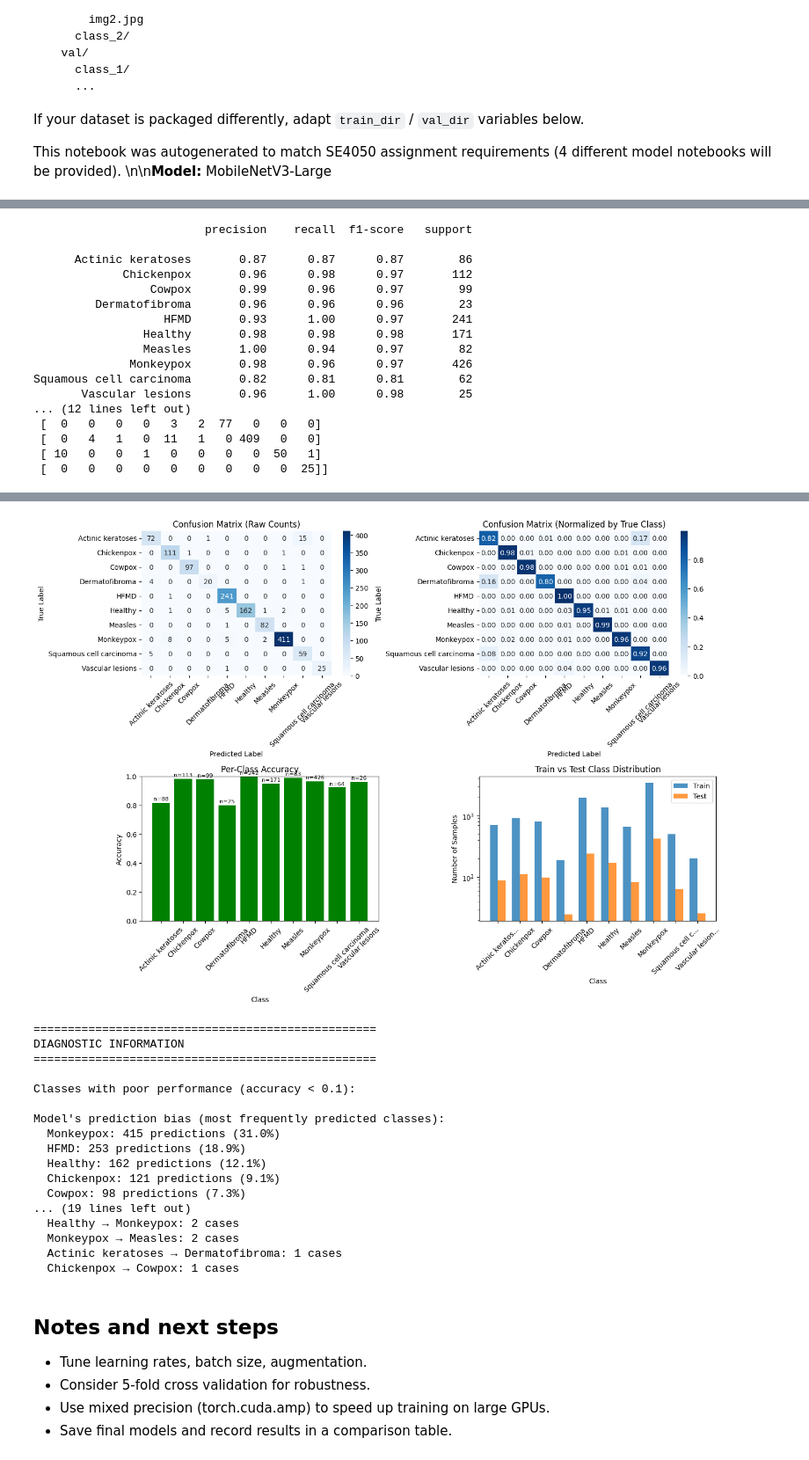
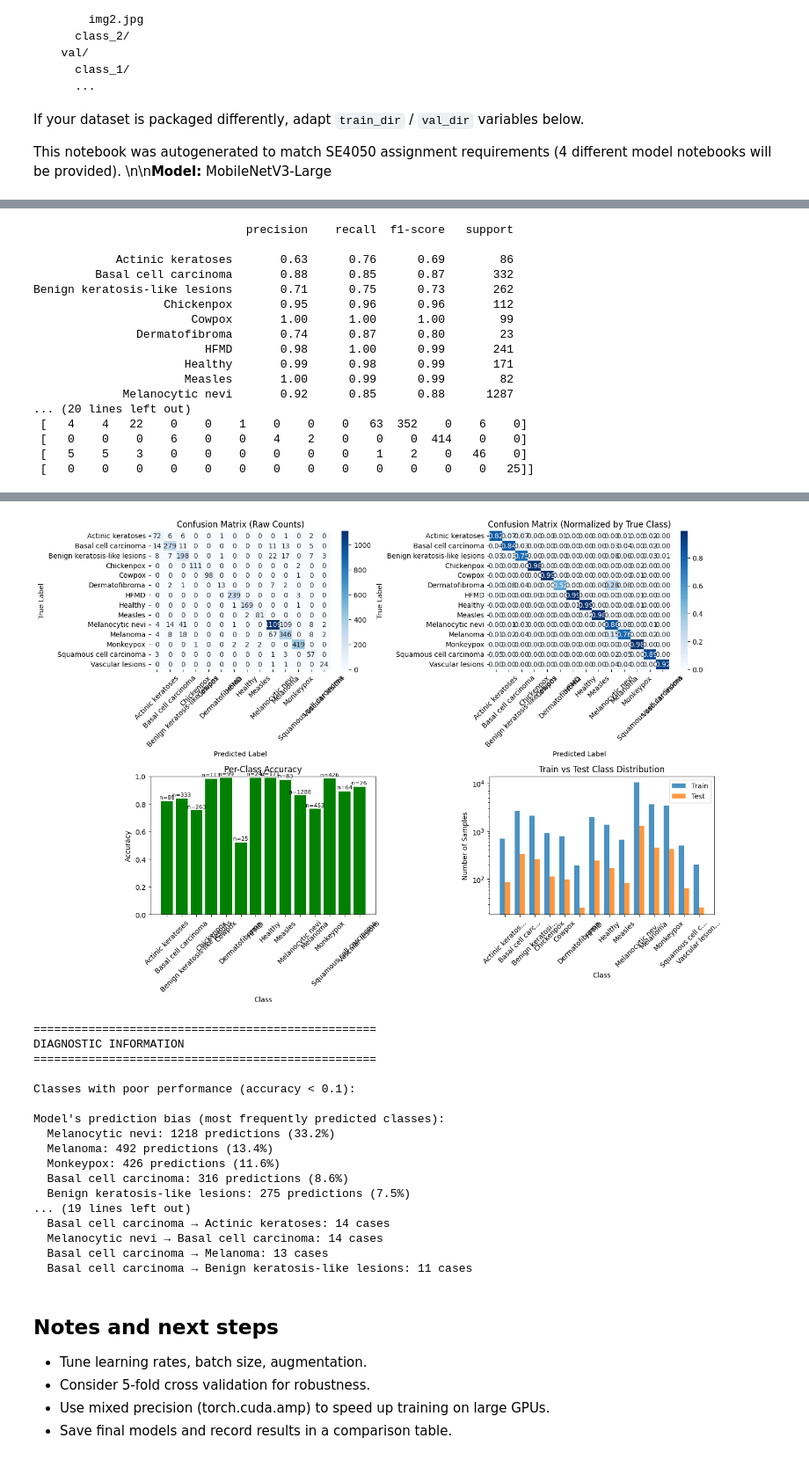
Before and after one commit to sudarshan-raveendranath/Skin-Lession-Detection, a Jupyter notebook: models/skin_lesion_mobilenet.ipynb, the cells around one changed output, grey strips where cells are left out. Shown at 88% size. Saved outputs shown, nothing was run; the diff lists cells and outputs as text; code cells hidden in the pictures.

```diff
--- a/models/skin_lesion_mobilenet.ipynb
+++ b/models/skin_lesion_mobilenet.ipynb
@@ -62,8 +62,8 @@ Device: cpu
 # %%
 # Paths (change these to your dataset locations)
 # Download and extract your dataset folders locally, then set the paths below:
-train_dir = r"C:\Users\ashan\Downloads\DL-20251011T135953Z-1-001\DL\train"  # Example local path
-val_dir   = r"C:\Users\ashan\Downloads\DL-20251011T135953Z-1-001\DL\val"    # Example local path
+train_dir = r"D:\archive\train"
+val_dir   = r"D:\archive\val"   # Example local path
 
 # Data transforms and augmentation
 train_transforms = transforms.Compose([
@@ -276,23 +278,23 @@ def evaluate_model(model):
 # %%
 evaluate_model(model)
 # %% [output]
-                         precision    recall  f1-score   support
+                               precision    recall  f1-score   support
 
-      Actinic keratoses       0.87      0.87      0.87        86
-             Chickenpox       0.96      0.98      0.97       112
-                 Cowpox       0.99      0.96      0.97        99
-         Dermatofibroma       0.96      0.96      0.96        23
-                   HFMD       0.93      1.00      0.97       241
-                Healthy       0.98      0.98      0.98       171
-                Measles       1.00      0.94      0.97        82
-              Monkeypox       0.98      0.96      0.97       426
-Squamous cell carcinoma       0.82      0.81      0.81        62
-       Vascular lesions       0.96      1.00      0.98        25
-... (12 lines left out)
- [  0   0   0   0   3   2  77   0   0   0]
- [  0   4   1   0  11   1   0 409   0   0]
- [ 10   0   0   1   0   0   0   0  50   1]
- [  0   0   0   0   0   0   0   0   0  25]]
+            Actinic keratoses       0.63      0.76      0.69        86
+         Basal cell carcinoma       0.88      0.85      0.87       332
+Benign keratosis-like lesions       0.71      0.75      0.73       262
+                   Chickenpox       0.95      0.96      0.96       112
+                       Cowpox       1.00      1.00      1.00        99
+               Dermatofibroma       0.74      0.87      0.80        23
+                         HFMD       0.98      1.00      0.99       241
+                      Healthy       0.99      0.98      0.99       171
+                      Measles       1.00      0.99      0.99        82
+             Melanocytic nevi       0.92      0.85      0.88      1287
+... (20 lines left out)
+ [   4    4   22    0    0    1    0    0    0   63  352    0    6    0]
+ [   0    0    0    6    0    0    4    2    0    0    0  414    0    0]
+ [   5    5    3    0    0    0    0    0    0    1    2    0   46    0]
+ [   0    0    0    0    0    0    0    0    0    0    0    0    0   25]]
 # %%
 # Test Set Evaluation with Improved Error Handling
 %pip install pandas seaborn
@@ -306,7 +308,7 @@ import pandas as pd
 import seaborn as sns
 
 # path to test data
-test_dir = r"C:\Users\ashan\Downloads\DL-20251011T135953Z-1-001\DL\test"
+test_dir = r"D:\archive\test"
 # use same transforms as val_transforms to keep inputs consistent
 test_dataset = datasets.ImageFolder(test_dir, transform=val_transforms)
 test_loader = DataLoader(test_dataset, batch_size=32, shuffle=False, num_workers=4)
@@ -522,4 +524,4 @@ Requirement already satisfied: packaging>=20.0 in c:\users\ashan\miniconda3\lib\
-[figure, old version]
+[figure, new version]
 ==================================================
 DIAGNOSTIC INFORMATION
 ==================================================
@@ -527,16 +529,16 @@ DIAGNOSTIC INFORMATION
 Classes with poor performance (accuracy < 0.1):
 
 Model's prediction bias (most frequently predicted classes):
-  Monkeypox: 415 predictions (31.0%)
-  HFMD: 253 predictions (18.9%)
-  Healthy: 162 predictions (12.1%)
-  Chickenpox: 121 predictions (9.1%)
-  Cowpox: 98 predictions (7.3%)
+  Melanocytic nevi: 1218 predictions (33.2%)
+  Melanoma: 492 predictions (13.4%)
+  Monkeypox: 426 predictions (11.6%)
+  Basal cell carcinoma: 316 predictions (8.6%)
+  Benign keratosis-like lesions: 275 predictions (7.5%)
 ... (19 lines left out)
-  Healthy → Monkeypox: 2 cases
-  Monkeypox → Measles: 2 cases
-  Actinic keratoses → Dermatofibroma: 1 cases
-  Chickenpox → Cowpox: 1 cases
+  Basal cell carcinoma → Actinic keratoses: 14 cases
+  Melanocytic nevi → Basal cell carcinoma: 14 cases
+  Basal cell carcinoma → Melanoma: 13 cases
+  Basal cell carcinoma → Benign keratosis-like lesions: 11 cases
 # %% [markdown]
 ## Notes and next steps
 - Tune learning rates, batch size, augmentation.
```
Also changed, not shown: parts of 7 cells of this notebook, 2 other files.
